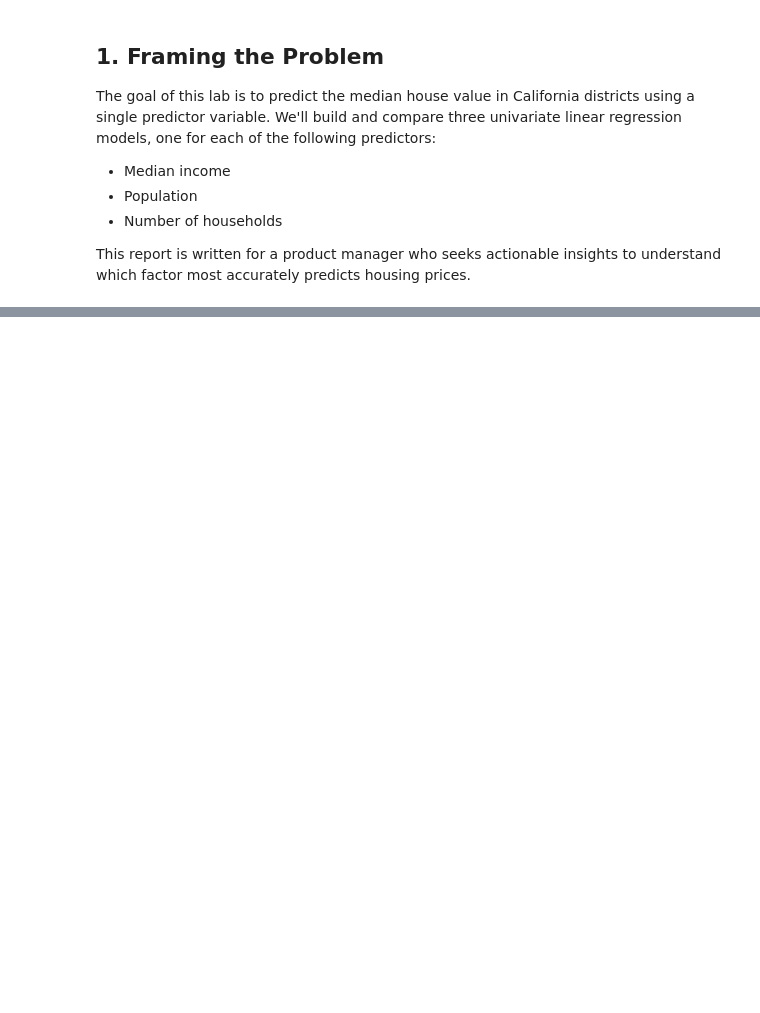
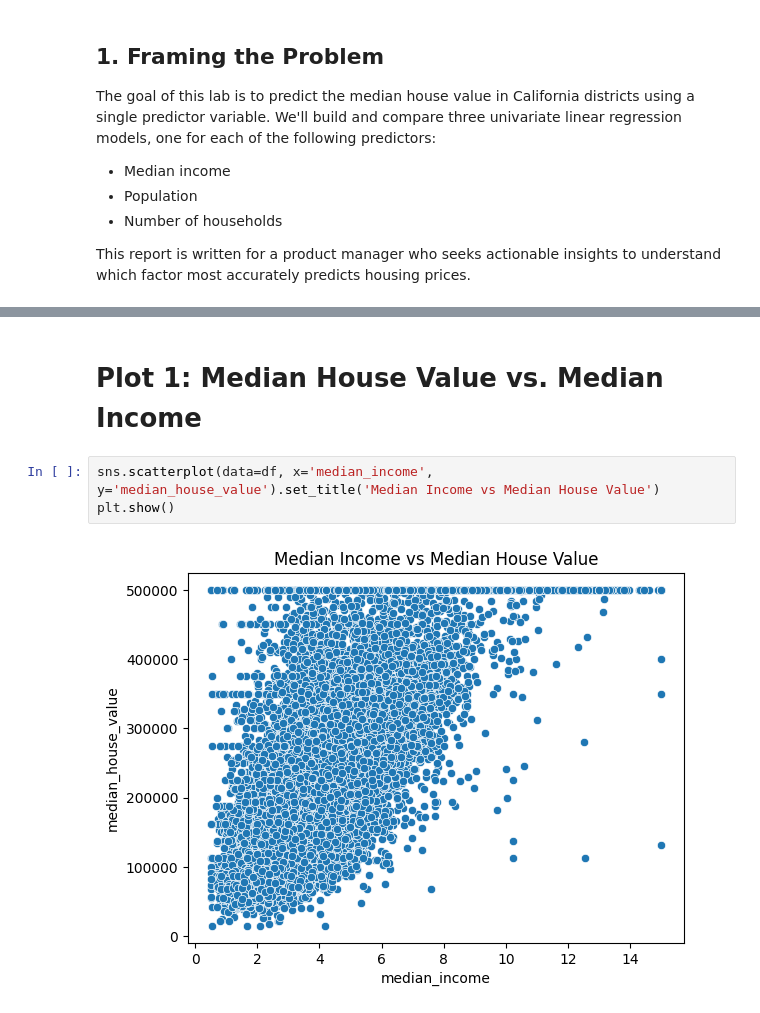
Before and after one commit to preetpalai/ProblemLab1_CSCN8010, a Jupyter notebook: Untitled-1.ipynb, the cells around one changed output, grey strips where cells are left out. Cells and saved outputs as stored; diff of their text form; blank space fills up the shorter version.

```diff
--- a/Untitled-1.ipynb
+++ b/Untitled-1.ipynb
@@ -28,0 +44,7 @@ df.head()
+# %% [markdown]
+# Plot 1: Median House Value vs. Median Income
+# %%
+sns.scatterplot(data=df, x='median_income', y='median_house_value').set_title('Median Income vs Median House Value')
+plt.show()
+# %% [output]
+[figure, added]
```
Also changed, not shown: parts of 8 cells of this notebook.
